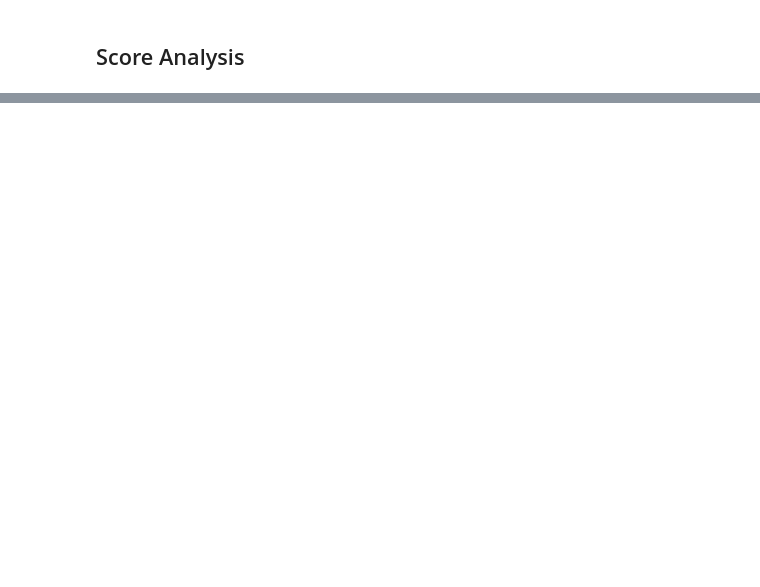
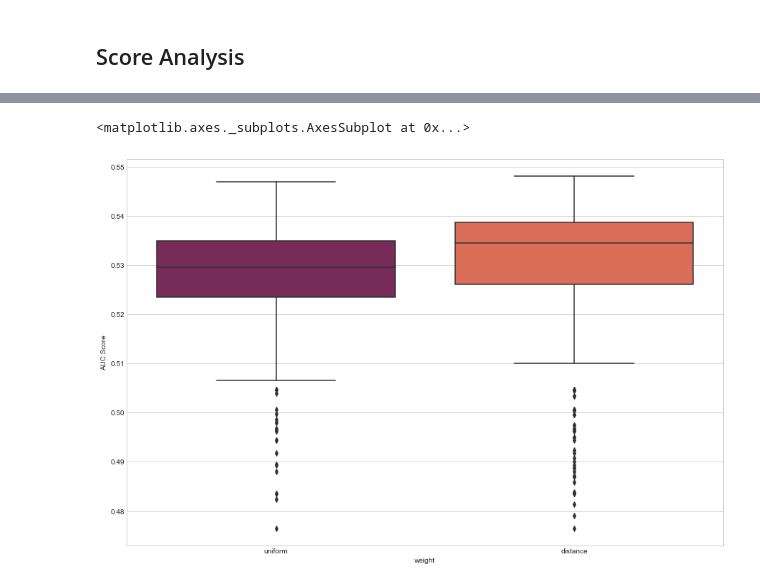
Before and after one commit to sudharsanasai/Option-ITM-Prediction, a Jupyter notebook: AUC Score Analysis.ipynb, the cells around one changed output, grey strips where cells are left out. Saved outputs shown, nothing was run; the diff lists cells and outputs as text; code cells hidden in the pictures; blank space fills up the shorter version.

```diff
--- a/AUC Score Analysis.ipynb
+++ b/AUC Score Analysis.ipynb
@@ -27,0 +68,8 @@ KeyError: 'Support Vector Classifier'
+# %%
+knn = model_df[model_df['model_type'] == 'K Neighbors']
+# %%
+fig,axes = plt.subplots(figsize=(15,10))
+sns.boxplot(data=knn,x='weight',y='AUC Score',palette='rocket')
+# %% [output]
+<matplotlib.axes._subplots.AxesSubplot at 0x...>
+[figure, added]
```
Also changed, not shown: parts of 22 cells of this notebook, 3 other files.
